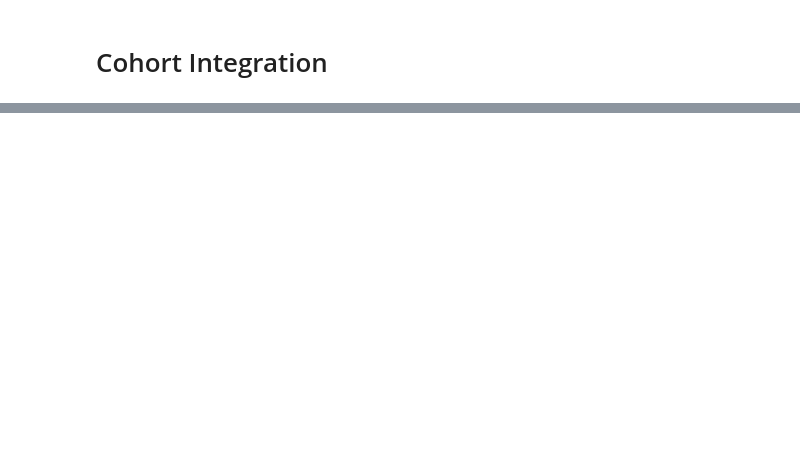
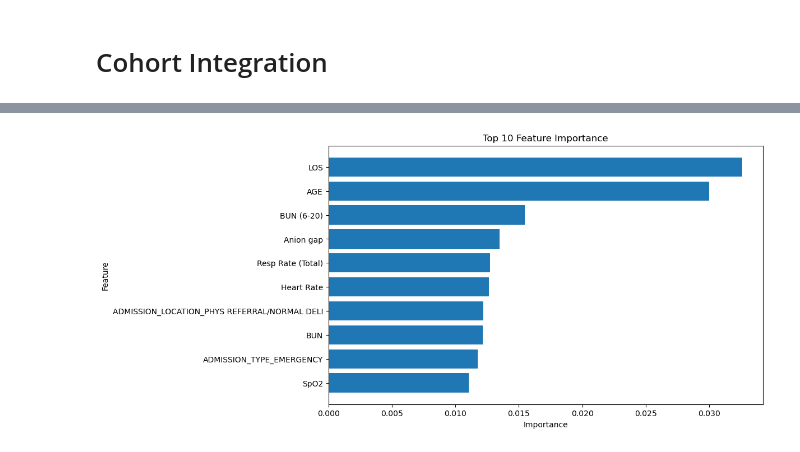
Before and after one commit to Harry-PARK/MIMIC_preprocessing, a Jupyter notebook: test.ipynb, the cells around one changed output, grey strips where cells are left out. Cells and saved outputs as stored; diff of their text form; code cells hidden in the pictures; blank space fills up the shorter version.

```diff
--- a/test.ipynb
+++ b/test.ipynb
@@ -224,0 +292,26 @@ TypeError: 'InputeventsMV' object is not subscriptable
+# %%
+# 피처 중요도 추출
+feature_importances = model.feature_importances_
+
+# 피처 중요도를 데이터프레임으로 변환
+feature_importance_df = pd.DataFrame({
+    'Feature': features.columns,
+    'Importance': feature_importances
+})
+
+# 피처 중요도 정렬
+feature_importance_df = feature_importance_df.sort_values(by='Importance', ascending=False)
+
+# 상위 10개 피처 선택
+top_10_features = feature_importance_df.head(10)
+
+# 피처 중요도 시각화
+plt.figure(figsize=(10, 6))
+plt.barh(top_10_features['Feature'], top_10_features['Importance'])
+plt.xlabel('Importance')
+plt.ylabel('Feature')
+plt.title('Top 10 Feature Importance')
+plt.gca().invert_yaxis()  # 중요도가 높은 피처가 위로 오도록 정렬
+plt.show()
+# %% [output]
+[figure, added]
```
Also changed, not shown: parts of 13 cells of this notebook, 7 other files.
